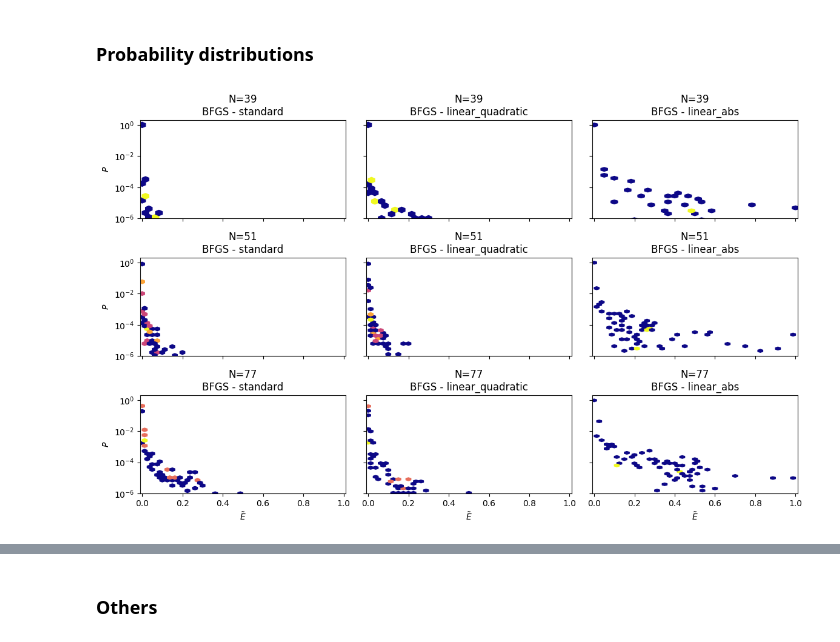
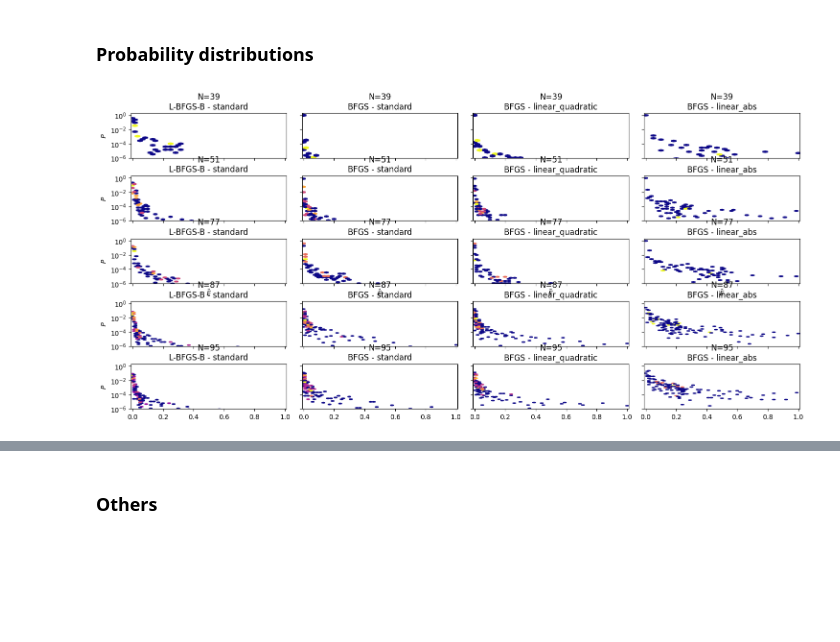
Before and after one commit to fpllcr/master-thesis, a Jupyter notebook: qaoa_factorization/notebooks/analysis.ipynb, the cells around one changed output, grey strips where cells are left out. Drawn from its saved outputs; the diff is of its cells as text; code cells hidden in the pictures; blank space fills up the shorter version.

```diff
--- a/qaoa_factorization/notebooks/analysis.ipynb
+++ b/qaoa_factorization/notebooks/analysis.ipynb
@@ -173,5 +171,5 @@ np.float64(5898637.978299949)
 # %%
-solver = QAOASolver(51, optimizer_method='BFGS', problem_hamiltonian='linear_H', cost_hamiltonian='quadratic_H')
+solver = QAOASolver(39, problem_hamiltonian='quadratic_H', cost_hamiltonian='quadratic_H')
 
 # Max angle
 max_gamma = 2*np.pi/max(solver.Ep)
@@ -1142,38 +1207,52 @@ pivot
 # %% [markdown]
 ### Probability distributions
 # %%
-Ns = [39,51,77]
-layers_map = {21: 10, 39: 30, 51: 50, 77: 50}
-gridsize_map = {39: 30, 51: 40, 77:40}
+Ns = [39,51,77,87,95]
+layers_map = {21: 10, 39: 30, 51: 50, 77: 50, 87:50, 95:50}
+gridsize_map = {39: 30, 51: 40, 77:40, 87: 50, 95: 50}
 
-df = experiment_results[(experiment_results['N'].isin(Ns)) & (experiment_results['optimizer']=='BFGS')]
+df = experiment_results[(experiment_results['N'].isin(Ns))]
 df = df[df['layers']==df['N'].map(layers_map)]
 
-fig, axs = plt.subplots(nrows=len(Ns), ncols=3, figsize=(14,8), sharey=True, sharex=True)
+fig, axs = plt.subplots(nrows=len(Ns), ncols=4, figsize=(18,8), sharey=True, sharex=True)
 fig.subplots_adjust(hspace=0.4, wspace=0.1)
 
 for i, N in enumerate(Ns):
-    for j, setup in enumerate(['standard', 'linear_quadratic', 'linear_abs']):
+    for j in range(4):
+        if j==0:
+            optimizer = 'L-BFGS-B'
+            setup = 'standard'
+        elif j==1:
+            optimizer = 'BFGS'
+            setup = 'standard'
+        elif j==2:
+            optimizer = 'BFGS'
+            setup = 'linear_quadratic'
+        elif j==3:
+            optimizer = 'BFGS'
+            setup = 'linear_abs'
+
+        df_s = df[(df['N']==N) & (df['optimizer']==optimizer) & (df['setup']==setup)].reset_index(drop=True)
+
         ax = axs[i][j]
-        df_s = df[(df['N']==N) & (df['setup']==setup)].reset_index()
 
         probs = df_s.loc[0,'state_populations']
         energies = np.array(df_s.loc[0,'Ec'])
         layer_max = df_s.loc[0, 'layers']
 
         E_min = np.min(energies)
         E_max = np.max(energies)
         rescaled_E = (energies - E_min) / (E_max - E_min)
 
 
         hb = ax.hexbin(rescaled_E, probs, gridsize=gridsize_map[N], cmap='plasma', bins='log', yscale='log')
         ax.set_title(f"N={N}\n{optimizer} - {setup}")
         ax.set_xlim(-0.01,1.01)
         ax.set_ylim(1e-6,2)
         if j == 0:
             ax.set_ylabel('$P$')
         if i == 2:
             ax.set_xlabel('$\\tilde{E}$')
 # %% [output]
-[figure, old version]
+[figure, new version]
 # %%
```
Also changed, not shown: parts of 8 cells of this notebook, 10 other files.
